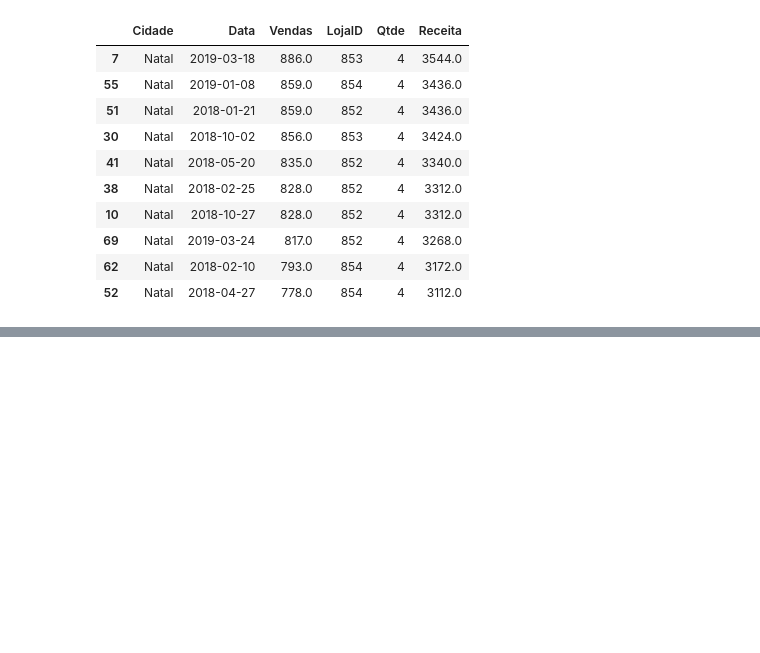
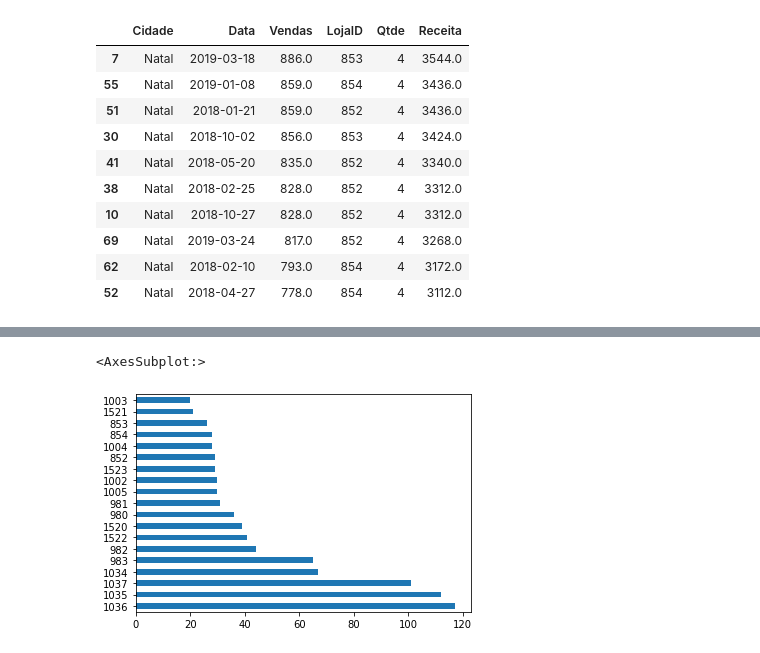
Before and after one commit to YuriMel0/PYTHON-DS, a Jupyter notebook: desafio-projeto1/pandas-excel.ipynb, the cells around one changed output, grey strips where cells are left out. Saved outputs shown, nothing was run; the diff lists cells and outputs as text; code cells hidden in the pictures; blank space fills up the shorter version.

```diff
--- a/desafio-projeto1/pandas-excel.ipynb
+++ b/desafio-projeto1/pandas-excel.ipynb
@@ -238,0 +266,6 @@ df["LojaID"].value_conuts
+# %%
+#grafico de barras horizontais
+df["LojaID"].value_counts().plot.barh()
+# %% [output]
+<AxesSubplot:>
+[figure, added]
```
Also changed, not shown: parts of 39 cells of this notebook, 1 other file.
